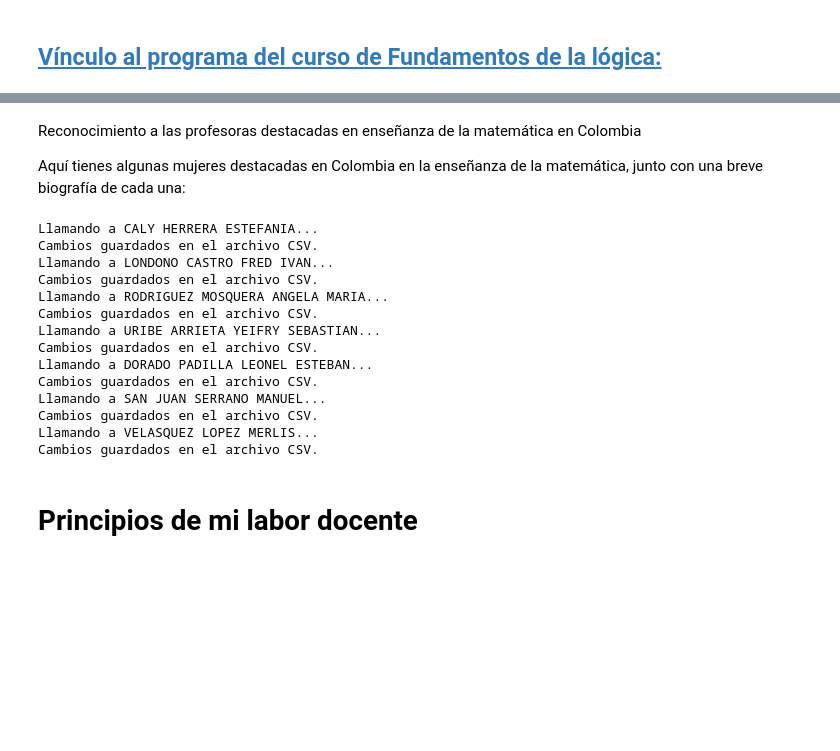
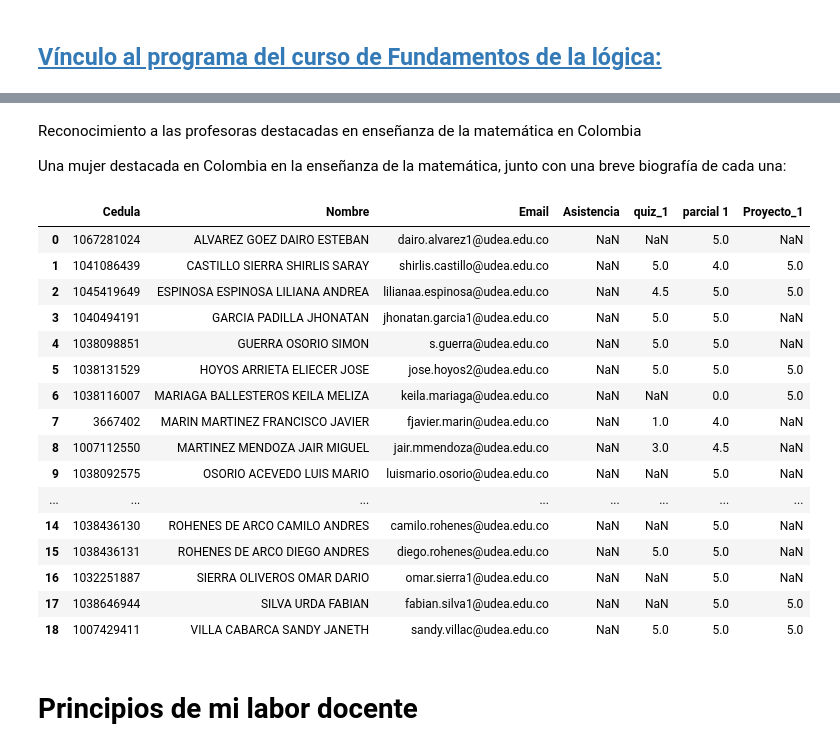
Before and after one commit to marco-canas/fundamentos_logica, a Jupyter notebook: 4_clases/2_inferencias_metodos_demostracion/2_inferencias/1_inferencias.ipynb, the cells around one changed output, grey strips where cells are left out. Cells and saved outputs as stored; diff of their text form; code cells hidden in the pictures; blank space fills up the shorter version.

```diff
--- a/4_clases/2_inferencias_metodos_demostracion/2_inferencias/1_inferencias.ipynb
+++ b/4_clases/2_inferencias_metodos_demostracion/2_inferencias/1_inferencias.ipynb
@@ -18,58 +18,30 @@ Un reconocimiento a mis estudiantes que han construido conmigo este saber pedag
 # %% [markdown]
 Reconocimiento a las profesoras destacadas en enseñanza de la matemática en Colombia
 
-Aquí tienes algunas mujeres destacadas en Colombia en la enseñanza de la matemática, junto con una breve biografía de cada una:
+Una mujer destacada en Colombia en la enseñanza de la matemática, junto con una breve biografía de cada una:
 # %%
 import pandas as pd
 import numpy as np
 
 # Cargar la lista de estudiantes desde la URL
-path = 'C:/Users/marco/Documentos/docencia/groups_list/fundamentos_logica.csv'
-estudiantes = pd.read_csv(path)
-estudiantes['Parcial'] = estudiantes['Parcial'].astype(float) # hacer que todos los valores de la columna Parcial seen de tipo float
-
-# Convertir la columna 'Nombre' a una lista de Python
-lista_estudiantes = estudiantes['Nombre'].tolist()
-
-# Función para llamar a un estudiante aleatoriamente y registrar su nota de seguimiento
-def asistencia():
-    if lista_estudiantes:
-        estudiante_aleatorio = np.random.choice(lista_estudiantes)
-        print(f"Llamando a {estudiante_aleatorio}...")
-        asistencia = input(f"¿Asistió {estudiante_aleatorio}? (s/n): ").strip().lower()
-
-        if asistencia == 's':
-            # Obtener el índice del estudiante en el DataFrame
-            indice = estudiantes[estudiantes['Nombre'] == estudiante_aleatorio].index[0]
-            # Incrementar su valor en la columna 'Parcial'
-            estudiantes.at[indice, 'Parcial'] += 0.1
-            print(f"Actualizado: {estudiante_aleatorio} ahora tiene {estudiantes.at[indice, 'Parcial']} en la columna 'Parcial'.")
-
-        lista_estudiantes.remove(estudiante_aleatorio)
-    else:
-        print("Se han llamado a todos los estudiantes del grupo completo.")
-
-# Guardar los cambios en el archivo CSV
-def guardar_cambios():
-    estudiantes.to_csv(path, index=False)
-    print("Cambios guardados en el archivo CSV.")
-
-# Ejemplo de uso
-while lista_estudiantes:
-    asistencia()
-    guardar_cambios()
+path = 'C:/Users/marco/Documentos/docencia/groups_list/logica.xlsx'
+df = pd.read_excel(path)
+df
 # %% [output]
-Llamando a CALY HERRERA ESTEFANIA...
-Cambios guardados en el archivo CSV.
-Llamando a LONDONO CASTRO FRED IVAN...
-Cambios guardados en el archivo CSV.
-Llamando a RODRIGUEZ MOSQUERA ANGELA MARIA...
-Cambios guardados en el archivo CSV.
-Llamando a URIBE ARRIETA YEIFRY SEBASTIAN...
-Cambios guardados en el archivo CSV.
-Llamando a DORADO PADILLA LEONEL ESTEBAN...
-Cambios guardados en el archivo CSV.
-Llamando a SAN JUAN SERRANO MANUEL...
-Cambios guardados en el archivo CSV.
-Llamando a VELASQUEZ LOPEZ MERLIS...
-Cambios guardados en el archivo CSV.
+|  | Cedula | Nombre | Email | Asistencia | quiz_1 | parcial 1 | Proyecto_1 |
+| 0 | 1067281024 | ALVAREZ GOEZ DAIRO ESTEBAN | dairo.alvarez1@udea.edu.co | NaN | NaN | 5.0 | NaN |
+| 1 | 1041086439 | CASTILLO SIERRA SHIRLIS SARAY | shirlis.castillo@udea.edu.co | NaN | 5.0 | 4.0 | 5.0 |
+| 2 | 1045419649 | ESPINOSA ESPINOSA LILIANA ANDREA | lilianaa.espinosa@udea.edu.co | NaN | 4.5 | 5.0 | 5.0 |
+| 3 | 1040494191 | GARCIA PADILLA JHONATAN | jhonatan.garcia1@udea.edu.co | NaN | 5.0 | 5.0 | NaN |
+| 4 | 1038098851 | GUERRA OSORIO SIMON | s.guerra@udea.edu.co | NaN | 5.0 | 5.0 | NaN |
+| 5 | 1038131529 | HOYOS ARRIETA ELIECER JOSE | jose.hoyos2@udea.edu.co | NaN | 5.0 | 5.0 | 5.0 |
+| 6 | 1038116007 | MARIAGA BALLESTEROS KEILA MELIZA | keila.mariaga@udea.edu.co | NaN | NaN | 0.0 | 5.0 |
+| 7 | 3667402 | MARIN MARTINEZ FRANCISCO JAVIER | fjavier.marin@udea.edu.co | NaN | 1.0 | 4.0 | NaN |
+| 8 | 1007112550 | MARTINEZ MENDOZA JAIR MIGUEL | jair.mmendoza@udea.edu.co | NaN | 3.0 | 4.5 | NaN |
+| 9 | 1038092575 | OSORIO ACEVEDO LUIS MARIO | luismario.osorio@udea.edu.co | NaN | NaN | 5.0 | NaN |
+| ... | ... | ... | ... | ... | ... | ... | ... |
+| 14 | 1038436130 | ROHENES DE ARCO CAMILO ANDRES | camilo.rohenes@udea.edu.co | NaN | NaN | 5.0 | NaN |
+| 15 | 1038436131 | ROHENES DE ARCO DIEGO ANDRES | diego.rohenes@udea.edu.co | NaN | 5.0 | 5.0 | NaN |
+| 16 | 1032251887 | SIERRA OLIVEROS OMAR DARIO | omar.sierra1@udea.edu.co | NaN | NaN | 5.0 | NaN |
+| 17 | 1038646944 | SILVA URDA FABIAN | fabian.silva1@udea.edu.co | NaN | NaN | 5.0 | 5.0 |
+| 18 | 1007429411 | VILLA CABARCA SANDY JANETH | sandy.villac@udea.edu.co | NaN | 5.0 | 5.0 | 5.0 |
```
Also changed, not shown: parts of 49 cells of this notebook, 5 other files.
